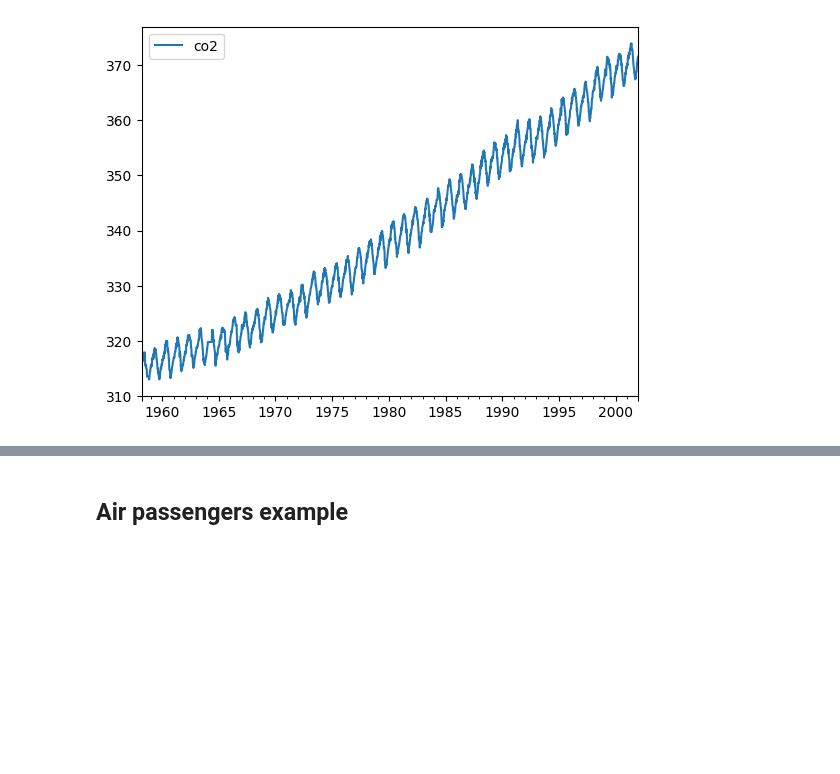
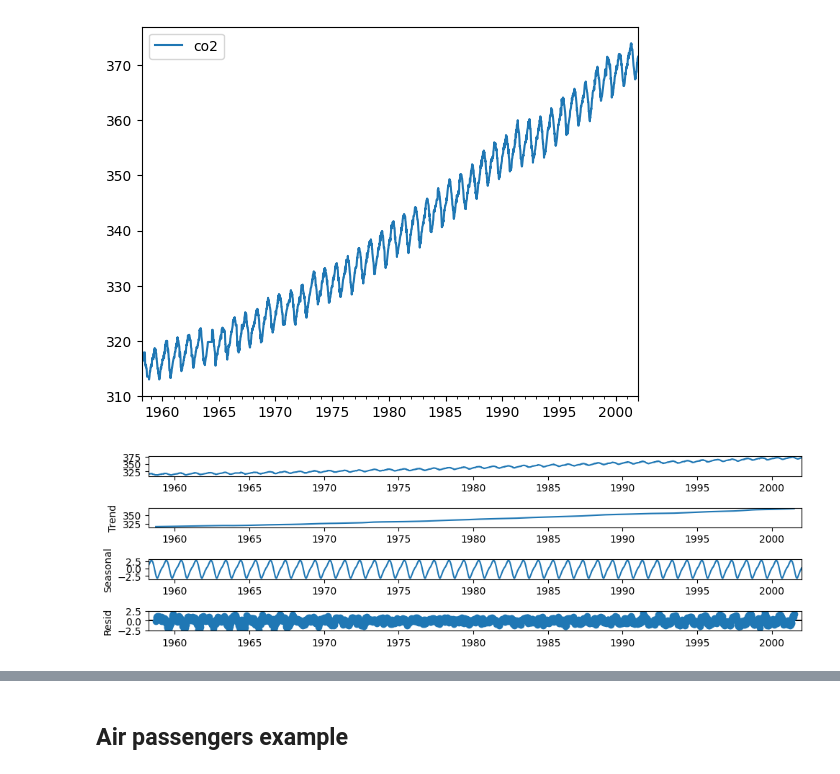
Before and after one commit to rcalix1/TimeSeriesAnalysis, a Jupyter notebook: time_series_data_example1.ipynb, the cells around one changed output, grey strips where cells are left out. Drawn from its saved outputs; the diff is of its cells as text; code cells hidden in the pictures; blank space fills up the shorter version.

```diff
--- a/time_series_data_example1.ipynb
+++ b/time_series_data_example1.ipynb
@@ -135,3 +187,11 @@ co2_df.plot()
 # %%
 
 ## co2_df.hvplot()
+# %%
+
+co2_decomposed = seasonal_decompose(co2_df, model='additive')
+# %%
+
+co2_decomposed.plot(); plt.show()
+# %% [output]
+[figure, added]
```
Also changed, not shown: parts of 14 cells of this notebook.
